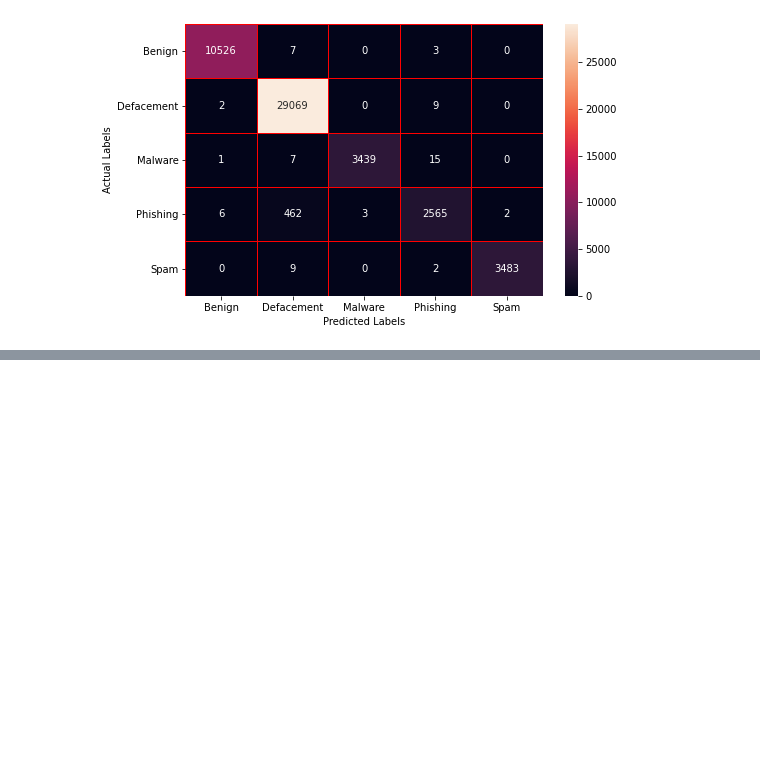
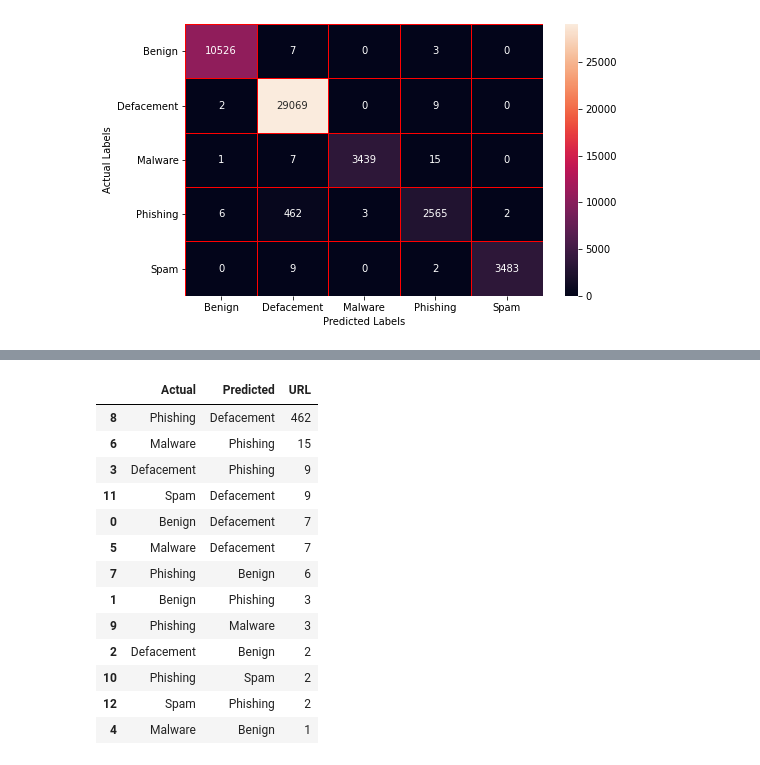
Before and after one commit to isados/haktrak-ids, a Jupyter notebook: mlMaliciousURLs.ipynb, the cells around one changed output, grey strips where cells are left out. Drawn from its saved outputs; the diff is of its cells as text; code cells hidden in the pictures; blank space fills up the shorter version.

```diff
--- a/mlMaliciousURLs.ipynb
+++ b/mlMaliciousURLs.ipynb
@@ -57,14 +57,9 @@ from sklearn.pipeline import Pipeline
 from sklearn.linear_model import RidgeClassifier
 from sklearn.model_selection import train_test_split
 
+# Structure of Model
 vect = CountVectorizer(tokenizer=custom_tokenizer)
 rc = RidgeClassifier()
 rc_pipe = Pipeline([('vect', vect), ('model', rc)])
 
 X_train, X_test, y_train, y_test = train_test_split(X, y, test_size=.3, random_state=42)
-
-# from sklearn.model_selection import cross_val_score, GridSearchCV, train_test_split
-# scores = cross_val_score(rc_pipe, X_train, y_train, cv=5)
-# scores.mean() # not good enough!!
-
-rc_pipe.fit(X_train, y_train)
@@ -74,0 +69,11 @@ Pipeline(steps=[('vect',
+# %%
+model_path = "countvectorizer-ridgeregression-pipeline.pkl"
+
+# Uncomment to Write to Pickle File
+# with open(model_path, "wb") as file:
+#     pickle.dump(rc_pipe, file)
+# %%
+# Read Pickled Model File
+with open(model_path, "rb") as file:
+    rc_pipe = pickle.load(file)
+rc_pipe
@@ -94,0 +110,5 @@ weighted avg       0.99      0.99      0.99     49610
+# %%
+pred_test_df = pd.DataFrame(X_test)
+pred_test_df[['Actual']] = y_test
+pred_test_df[['Predicted']] = y_predict
+pred_test_df
@@ -94,0 +129,21 @@ weighted avg       0.99      0.99      0.99     49610
+# %%
+misclassified_samples = pred_test_df.query('Actual != Predicted')
+correctly_labeled_samples = pred_test_df.query('Actual == Predicted')
+
+worst_classified = misclassified_samples.groupby(["Actual", "Predicted"]).count().reset_index()
+worst_classified.sort_values('URL', ascending=False)
+# %% [output]
+|  | Actual | Predicted | URL |
+| 8 | Phishing | Defacement | 462 |
+| 6 | Malware | Phishing | 15 |
+| 3 | Defacement | Phishing | 9 |
+| 11 | Spam | Defacement | 9 |
+| 0 | Benign | Defacement | 7 |
+| 5 | Malware | Defacement | 7 |
+| 7 | Phishing | Benign | 6 |
+| 1 | Benign | Phishing | 3 |
+| 9 | Phishing | Malware | 3 |
+| 2 | Defacement | Benign | 2 |
+| 10 | Phishing | Spam | 2 |
+| 12 | Spam | Phishing | 2 |
+| 4 | Malware | Benign | 1 |
```
Also changed, not shown: parts of 10 cells of this notebook.
